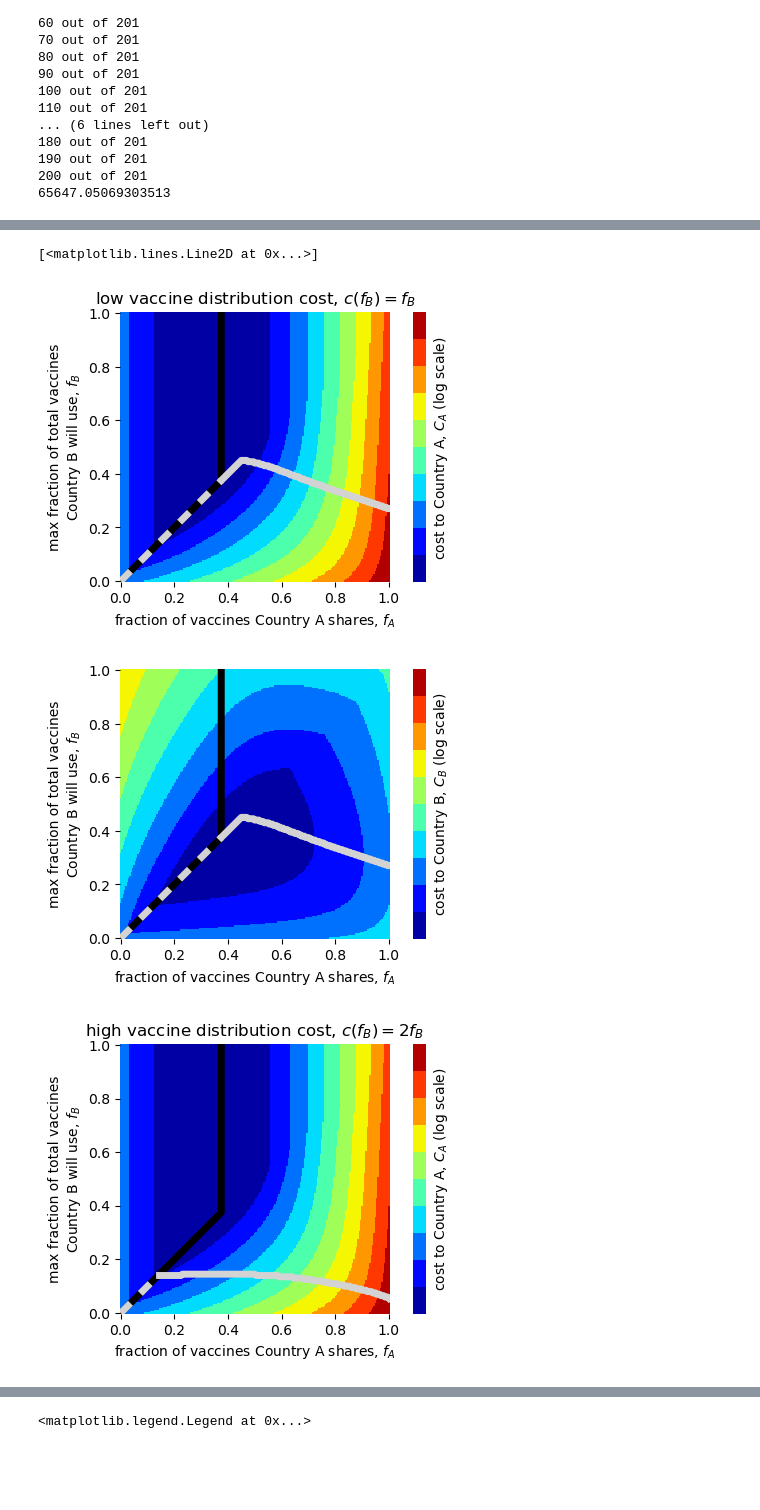
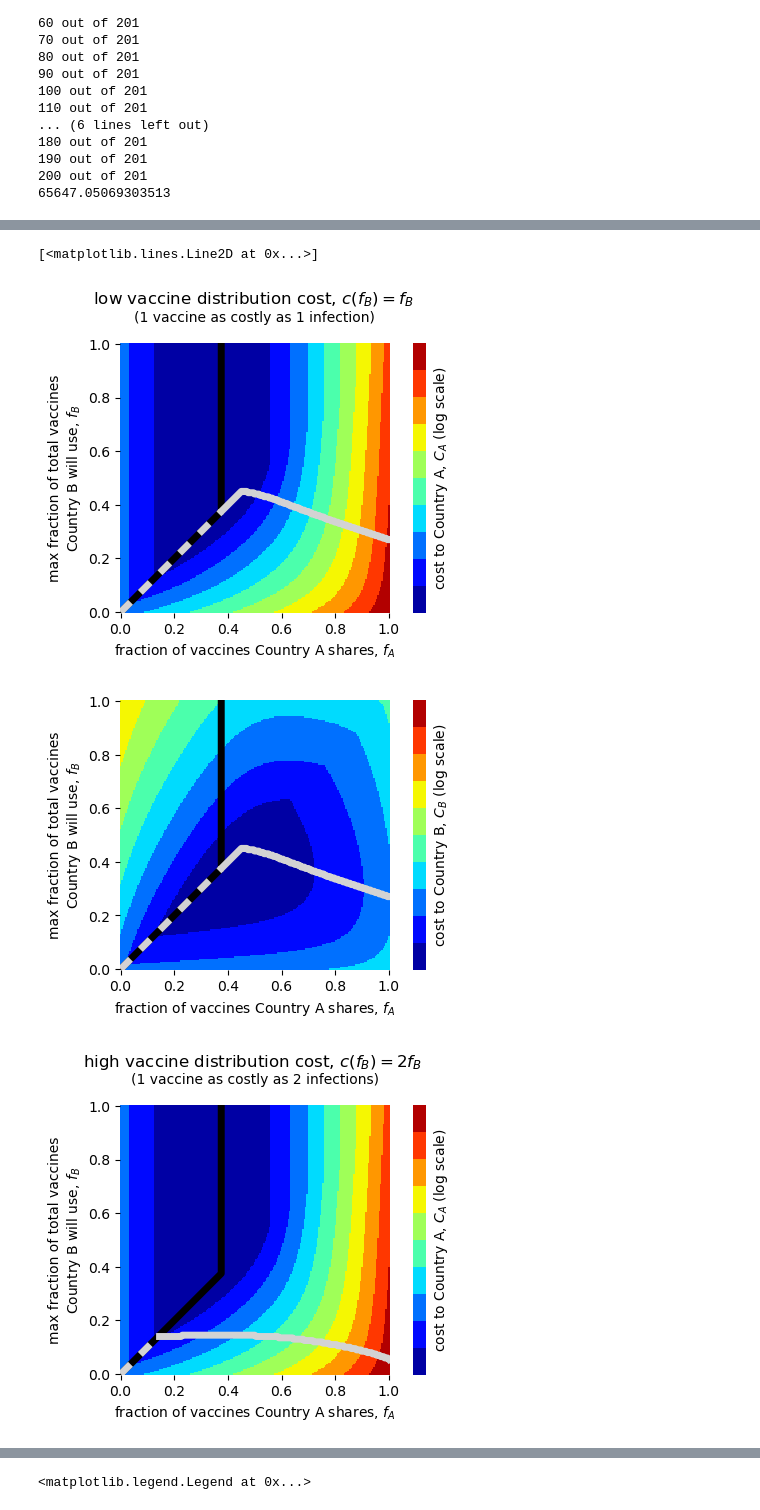
Before and after one commit to freedmanari/vaccine_nationalism, a Jupyter notebook: vaccine_nationalism.ipynb, the cells around one changed output, grey strips where cells are left out. Drawn from its saved outputs; the diff is of its cells as text; code cells hidden in the pictures; blank space fills up the shorter version.

```diff
--- a/vaccine_nationalism.ipynb
+++ b/vaccine_nationalism.ipynb
@@ -783,7 +784,10 @@ ixs = (f_A_min_lows==fs) & (f_B_min_lows==fs)
 plt.plot(f_A_min_lows,fs,color='black',linewidth=5)
 plt.plot(fs[ixs],f_B_min_lows[ixs],color='lightgray',linewidth=5,linestyle=(0,(2,2)))
 plt.plot(fs[~ixs],f_B_min_lows[~ixs],color='lightgray',linewidth=5)
-plt.title('low vaccine distribution cost, $c(f_B)=$' + ('' if cost_slope_low==1 else str(cost_slope_low)) + '$f_B$')
+plt.suptitle('    low vaccine distribution cost, $c(f_B)=$' + ('' if cost_slope_low==1 else str(cost_slope_low)) + '$f_B$',
+             fontsize=12, y=1.03)
+plt.title('(1 vaccine as costly as 1 infection)',
+          fontsize=10, y=1.05)
 
 # plt.savefig('figures/roughs/low_cost_UA.png', bbox_inches='tight', dpi=1200)
 
@@ -798,37 +802,40 @@ plt.plot(fs[~ixs],f_B_min_lows[~ixs],color='lightgray',linewidth=5)
 # plt.savefig('figures/roughs/low_cost_UB.png', bbox_inches='tight', dpi=1200)
 
 
 ### high cost
 
 plt.figure(figsize=(6,3.5))
 plot_heatmap('f_A', 'f_B', 'log_C_A_high',
              xlabel='fraction of vaccines Country A shares, $f_A$', ylabel='max fraction of total vaccines\nCountry B will use, $f_B$', legend_title='cost to Country A, $C_A$ (log scale)',
              vertical_colorbar=True)
 ixs = (f_A_min_highs==fs) & (f_B_min_highs==fs)
 plt.plot(f_A_min_highs,fs,color='black',linewidth=5)
 plt.plot(fs[ixs],f_B_min_highs[ixs],color='lightgray',linewidth=5,linestyle=(0,(2,2)))
 plt.plot(fs[~ixs],f_B_min_highs[~ixs],color='lightgray',linewidth=5)
-plt.title('high vaccine distribution cost, $c(f_B)=$' + ('' if cost_slope_high==1 else str(cost_slope_high)) + '$f_B$')
+plt.suptitle('    high vaccine distribution cost, $c(f_B)=$' + ('' if cost_slope_high==1 else str(cost_slope_high)) + '$f_B$',
+             fontsize=12, y=1.03)
+plt.title('(1 vaccine as costly as 2 infections)',
+          fontsize=10, y=1.05)
 
 # plt.savefig('figures/roughs/high_cost_UA.png', bbox_inches='tight', dpi=1200)
 
 plt.figure(figsize=(6,3.5))
 plot_heatmap('f_A', 'f_B', 'log_C_B_high',
              xlabel='fraction of vaccines Country A shares, $f_A$', ylabel='max fraction of total vaccines\nCountry B will use, $f_B$', legend_title='cost to Country B, $C_B$ (log scale)',
              vertical_colorbar=True, legend_min=log_C_B_min, legend_max=log_C_B_max)
 plt.plot(f_A_min_highs,fs,color='black',linewidth=5)
 plt.plot(fs[ixs],f_B_min_highs[ixs],color='lightgray',linewidth=5,linestyle=(0,(2,2)))
 plt.plot(fs[~ixs],f_B_min_highs[~ixs],color='lightgray',linewidth=5)
 
 # plt.savefig('figures/roughs/high_cost_UB.png', bbox_inches='tight', dpi=1200)
 
 ### for panel E of figures f_Bs in order to remove heatmap
 # plt.savefig('figures/roughs/high_cost_lines_only.svg', bbox_inches='tight', dpi=1200)
 # %% [output]
 [<matplotlib.lines.Line2D at 0x...>]
-[figure, old version]
+[figure, new version]
 [figure]
-[figure, old version]
+[figure, new version]
 [figure]
 # %%
 ### for supplementary figure g_f_A
```
Also changed, not shown: parts of 1 cell of this notebook, 2 other files.
